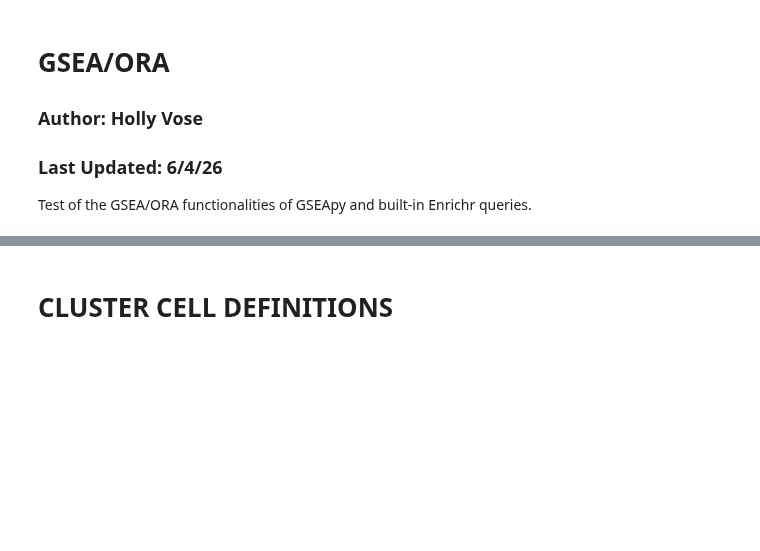
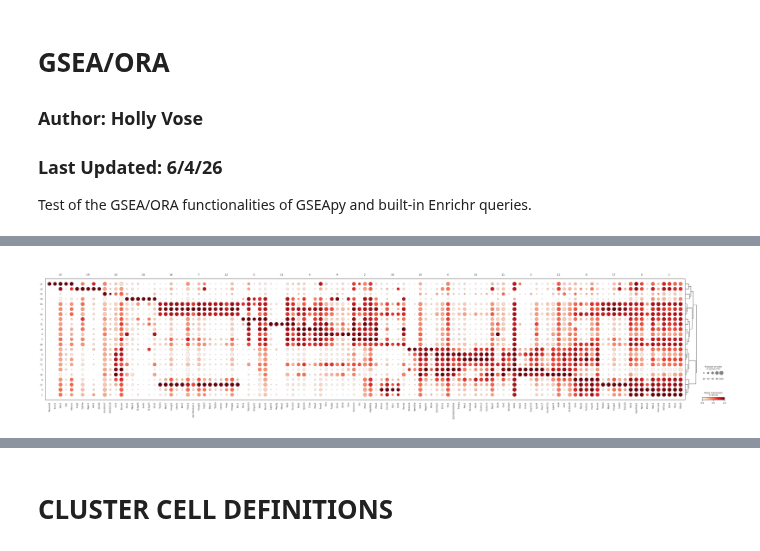
Before and after one commit to hvose-anschutz/viralogue-pipelines, a Jupyter notebook: scRNA-seq-pipeline/gsea_ora_workflow.ipynb, the cells around one changed output, grey strips where cells are left out. Saved outputs shown, nothing was run; the diff lists cells and outputs as text; code cells hidden in the pictures; blank space fills up the shorter version.

Commit message:
added heatmap functionality to gsea_ora_workflow to assist with cluster identity annotation

```diff
--- a/scRNA-seq-pipeline/gsea_ora_workflow.ipynb
+++ b/scRNA-seq-pipeline/gsea_ora_workflow.ipynb
@@ -32,5 +32,6 @@ sns.set_theme(style="white", context="paper")
 # STEP 2: Load Data
 #live = sc.read_h5ad("20260423_live_recluster.h5ad")
 # diet = sc.read_h5ad("20260423_diet_hm_recluster.h5ad")
-live_redo = sc.read_h5ad("/projects/hvose@xsede.org/adata_filtered_files/adata_live_refiltered_20260507.h5ad")
+live_redo = sc.read_h5ad("/projects/hvose@xsede.org/adata_filtered_files/20260605_annotated_live.h5ad")
+dhe_redo = sc.read_h5ad("/projects/hvose@xsede.org/adata_filtered_files/20260608_dhe_epcam_annotated.h5ad")
 # %%
@@ -196,0 +79,7 @@ sc.pl.rank_genes_groups_dotplot(
+# %%
+#generate most differentially expressed genes per cluster
+sc.tl.rank_genes_groups(live_redo, groupby="leiden_res_1.00", method="wilcoxon")
+sc.pl.rank_genes_groups_dotplot(
+    live_redo, groupby="leiden_res_1.00", standard_scale="var", n_genes=5
+)
+# %% [output]
@@ -196,0 +87 @@ sc.pl.rank_genes_groups_dotplot(
+[figure, added]
```
Also changed, not shown: parts of 12 cells of this notebook, 4 other files.
